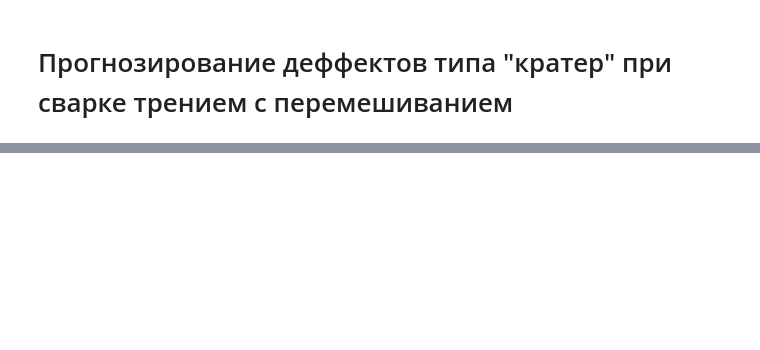
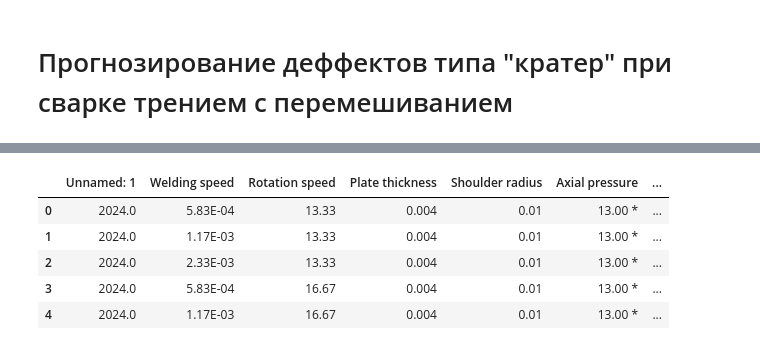
Before and after one commit to ananasn/welding-ml, a Jupyter notebook: welding.ipynb, the cells around one changed output, grey strips where cells are left out. Saved outputs shown, nothing was run; the diff lists cells and outputs as text; code cells hidden in the pictures; blank space fills up the shorter version.

```diff
--- a/welding.ipynb
+++ b/welding.ipynb
@@ -29,0 +154,12 @@
+# %%
+data = data.drop([0])
+data = data.drop('Alloy', axis=1)
+data = data.reset_index(drop=True)
+data.head()
+# %% [output]
+|  | Unnamed: 1 | Welding speed | Rotation speed | Plate thickness | Shoulder radius | Axial pressure | ... |
+| 0 | 2024.0 | 5.83E-04 | 13.33 | 0.004 | 0.01 | 13.00 * | ... |
+| 1 | 2024.0 | 1.17E-03 | 13.33 | 0.004 | 0.01 | 13.00 * | ... |
+| 2 | 2024.0 | 2.33E-03 | 13.33 | 0.004 | 0.01 | 13.00 * | ... |
+| 3 | 2024.0 | 5.83E-04 | 16.67 | 0.004 | 0.01 | 13.00 * | ... |
+| 4 | 2024.0 | 1.17E-03 | 16.67 | 0.004 | 0.01 | 13.00 * | ... |
```
Also changed, not shown: parts of 28 cells of this notebook.
